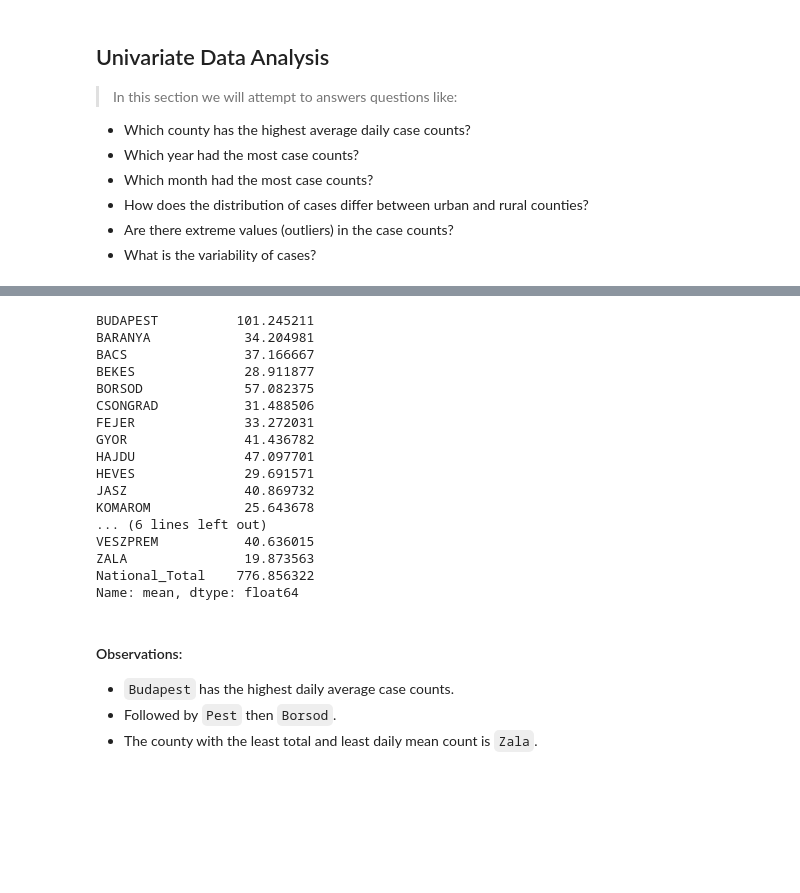
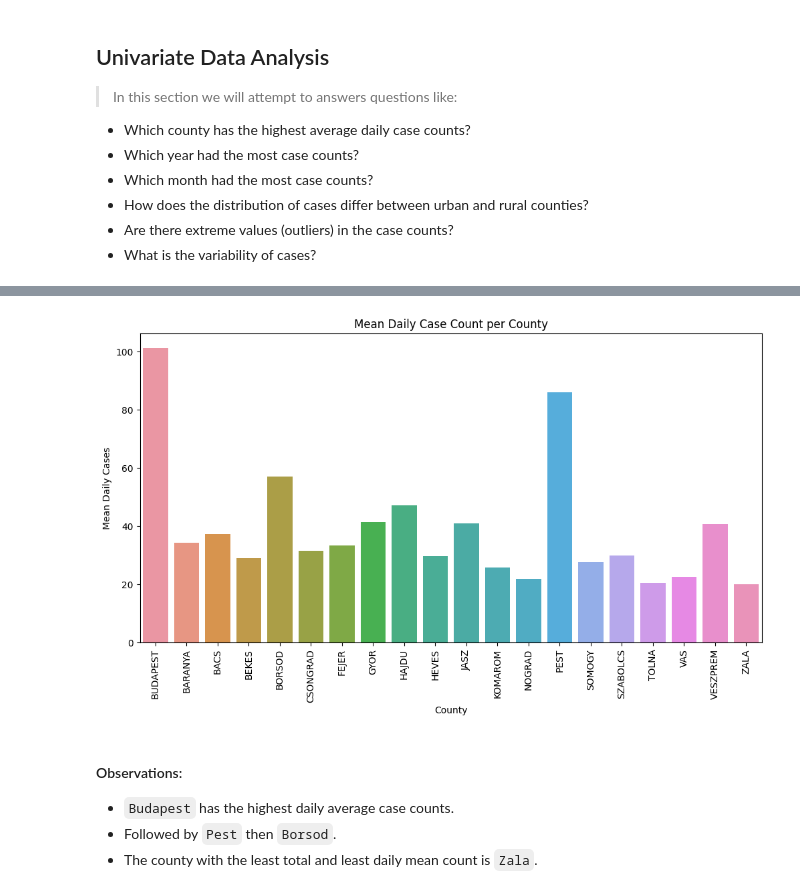
Before and after one commit to teofizzy/chicken_pox_case_count_prediction, a Jupyter notebook: teofilo/index.ipynb, the cells around one changed output, grey strips where cells are left out. Saved outputs shown, nothing was run; the diff lists cells and outputs as text; code cells hidden in the pictures; blank space fills up the shorter version.

```diff
--- a/teofilo/index.ipynb
+++ b/teofilo/index.ipynb
@@ -331,27 +341,19 @@ fig.update_layout(
 
 # Show the plot
 fig.show()
+# %%
+plt.figure(figsize=(12, 6))
+sns.barplot(x=mean_daily_cases_per_county.index, y=mean_daily_cases_per_county.values)
+plt.title('Mean Daily Case Count per County')
+plt.xlabel('County')
+plt.ylabel('Mean Daily Cases')
+plt.xticks(rotation=90)
+plt.show()
+# %% [output]
+[figure, added]
 # %%
 # Mean daily count
-chickenpox_df.describe().T['mean']
+national_weekly_mean = chickenpox_df.describe().T['mean'][:-2]
-# %% [output]
-BUDAPEST          101.245211
-BARANYA            34.204981
-BACS               37.166667
-BEKES              28.911877
-BORSOD             57.082375
-CSONGRAD           31.488506
-FEJER              33.272031
-GYOR               41.436782
-HAJDU              47.097701
-HEVES              29.691571
-JASZ               40.869732
-KOMAROM            25.643678
-... (6 lines left out)
-VESZPREM           40.636015
-ZALA               19.873563
-National_Total    776.856322
-Name: mean, dtype: float64
 # %% [markdown]
 #### Observations:
 * `Budapest` has the highest daily average case counts.
```
Also changed, not shown: parts of 10 cells of this notebook, 4 other files.
